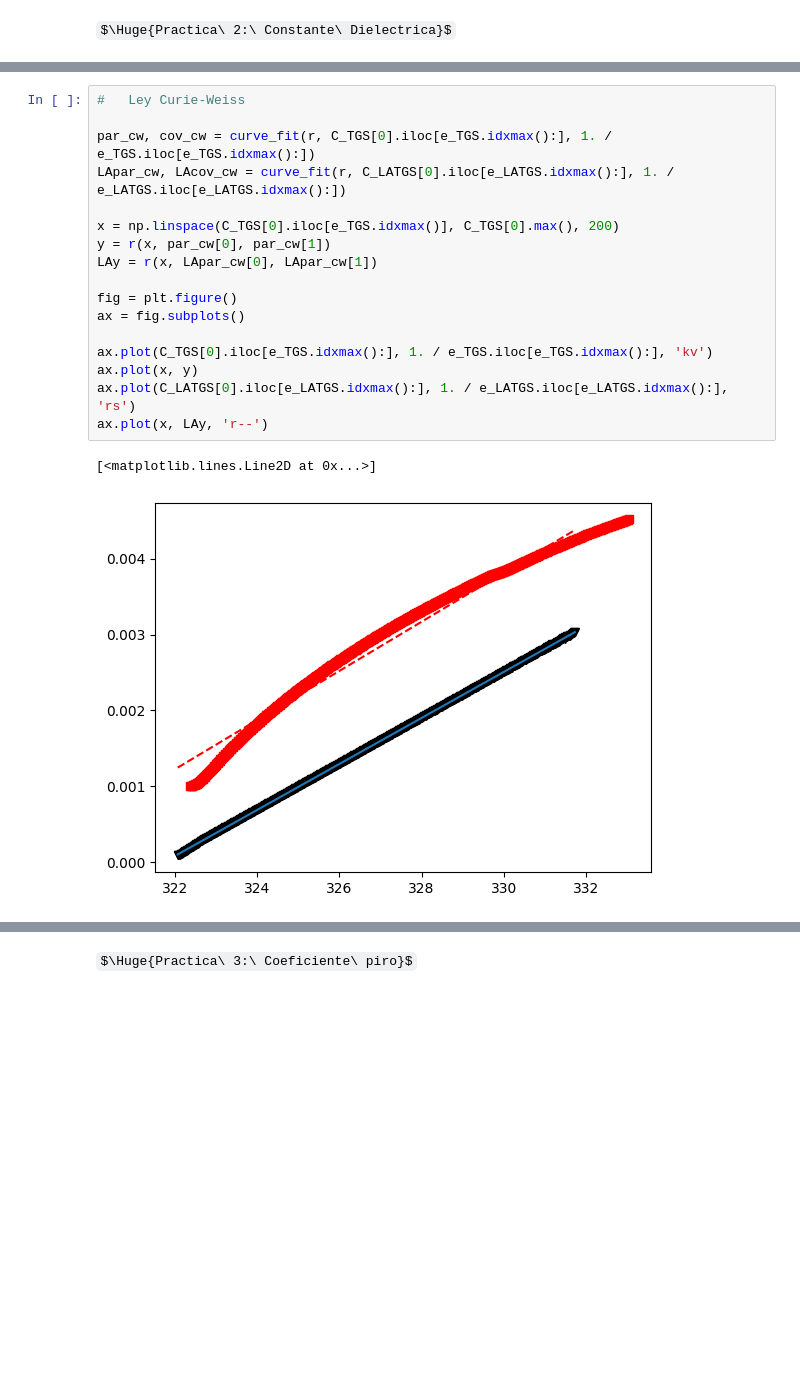
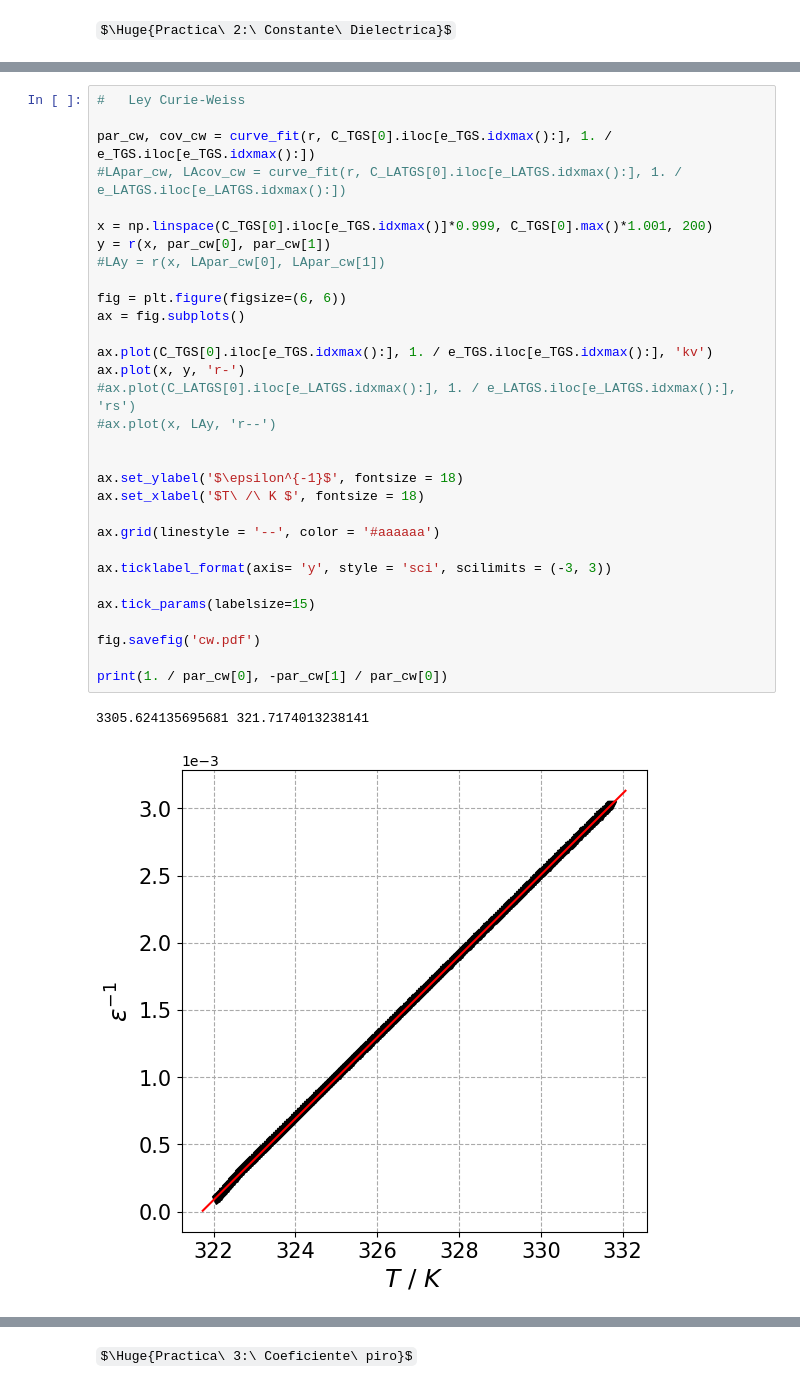
Before and after one commit to albertopeinador/termicas, a Jupyter notebook: lab_termo.ipynb, the cells around one changed output, grey strips where cells are left out. Saved outputs shown, nothing was run; the diff lists cells and outputs as text; some formulas as TeX source; blank space fills up the shorter version.

```diff
--- a/lab_termo.ipynb
+++ b/lab_termo.ipynb
@@ -315,20 +333,34 @@ ax1.plot(C_LATGS[0].loc[:], e_LATGS.loc[:], 'r--')
 # %%
 #   Ley Curie-Weiss
 
 par_cw, cov_cw = curve_fit(r, C_TGS[0].iloc[e_TGS.idxmax():], 1. / e_TGS.iloc[e_TGS.idxmax():])
-LApar_cw, LAcov_cw = curve_fit(r, C_LATGS[0].iloc[e_LATGS.idxmax():], 1. / e_LATGS.iloc[e_LATGS.idxmax():])
+#LApar_cw, LAcov_cw = curve_fit(r, C_LATGS[0].iloc[e_LATGS.idxmax():], 1. / e_LATGS.iloc[e_LATGS.idxmax():])
 
-x = np.linspace(C_TGS[0].iloc[e_TGS.idxmax()], C_TGS[0].max(), 200)
+x = np.linspace(C_TGS[0].iloc[e_TGS.idxmax()]*0.999, C_TGS[0].max()*1.001, 200)
 y = r(x, par_cw[0], par_cw[1])
-LAy = r(x, LApar_cw[0], LApar_cw[1])
+#LAy = r(x, LApar_cw[0], LApar_cw[1])
 
-fig = plt.figure()
+fig = plt.figure(figsize=(6, 6))
 ax = fig.subplots()
 
 ax.plot(C_TGS[0].iloc[e_TGS.idxmax():], 1. / e_TGS.iloc[e_TGS.idxmax():], 'kv')
-ax.plot(x, y)
-ax.plot(C_LATGS[0].iloc[e_LATGS.idxmax():], 1. / e_LATGS.iloc[e_LATGS.idxmax():], 'rs')
-ax.plot(x, LAy, 'r--')
+ax.plot(x, y, 'r-')
+#ax.plot(C_LATGS[0].iloc[e_LATGS.idxmax():], 1. / e_LATGS.iloc[e_LATGS.idxmax():], 'rs')
+#ax.plot(x, LAy, 'r--')
+
+
+ax.set_ylabel('$\epsilon^{-1}$', fontsize = 18)
+ax.set_xlabel('$T\ /\ K $', fontsize = 18)
+
+ax.grid(linestyle = '--', color = '#aaaaaa')
+
+ax.ticklabel_format(axis= 'y', style = 'sci', scilimits = (-3, 3))
+
+ax.tick_params(labelsize=15)
+
+fig.savefig('cw.pdf')
+
+print(1. / par_cw[0], -par_cw[1] / par_cw[0])
 # %% [output]
-[<matplotlib.lines.Line2D at 0x...>]
+3305.624135695681 321.7174013238141
-[figure, old version]
+[figure, new version]
```
Also changed, not shown: parts of 4 cells of this notebook, 17 other files.
